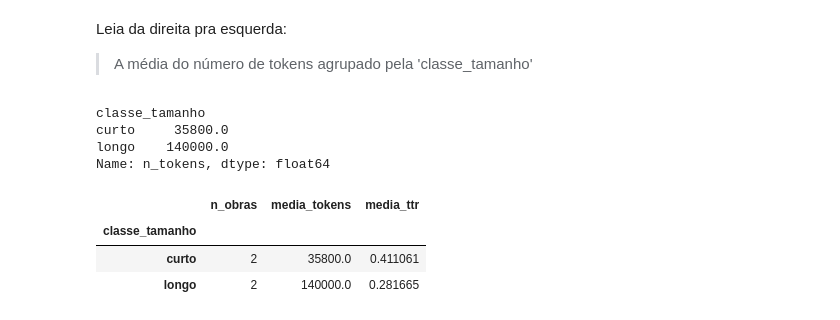
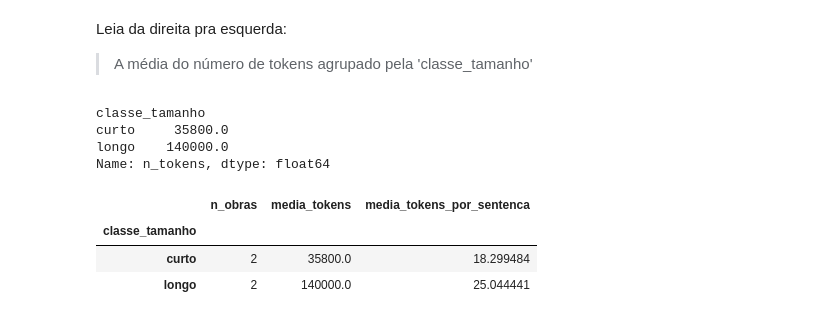
Before and after one commit to jhlopesalves/eda_humanidades, a Jupyter notebook: encontro_4/enc_4.ipynb, the cells around one changed output. Saved outputs shown, nothing was run; the diff lists cells and outputs as text; code cells hidden in the pictures.

```diff
--- a/encontro_4/enc_4.ipynb
+++ b/encontro_4/enc_4.ipynb
@@ -250,7 +250,7 @@ obras = [
         "area": "filosofia",
         "ano": 1934,
         "n_tokens": 155_000,
-        "n_types": 42_800,
+        "n_types": 12_800,
     },
 ]
 
@@ -504,18 +508,18 @@ Name: n_tokens, dtype: float64
 # %%
 # Utilizando "named aggregations" (agregações nomeadas)
 # A estrutura é: nome_da_nova_coluna=("coluna_original", "metrica")
 obras_df.groupby("classe_tamanho").agg(
     # Conta a quantidade de obras (títulos) em cada grupo
     n_obras=("titulo", "count"),
 
     # Calcula a média da coluna 'n_tokens' para cada grupo
     media_tokens=("n_tokens", "mean"),
 
-    # Calcula a média da coluna 'ttr' para cada grupo
-    media_ttr=("ttr", "mean"),
+    # Calcula a média da coluna 'tokens_por_sentenca' para cada grupo
+    media_tokens_por_sentenca=("tokens_por_sentenca", "mean"),
 )
 # %% [output]
-|  | n_obras | media_tokens | media_ttr |
+|  | n_obras | media_tokens | media_tokens_por_sentenca |
 | classe_tamanho |  |  |  |
-| curto | 2 | 35800.0 | 0.411061 |
-| longo | 2 | 140000.0 | 0.281665 |
+| curto | 2 | 35800.0 | 18.299484 |
+| longo | 2 | 140000.0 | 25.044441 |
```
Also changed, not shown: parts of 11 cells of this notebook, 8 other files.
